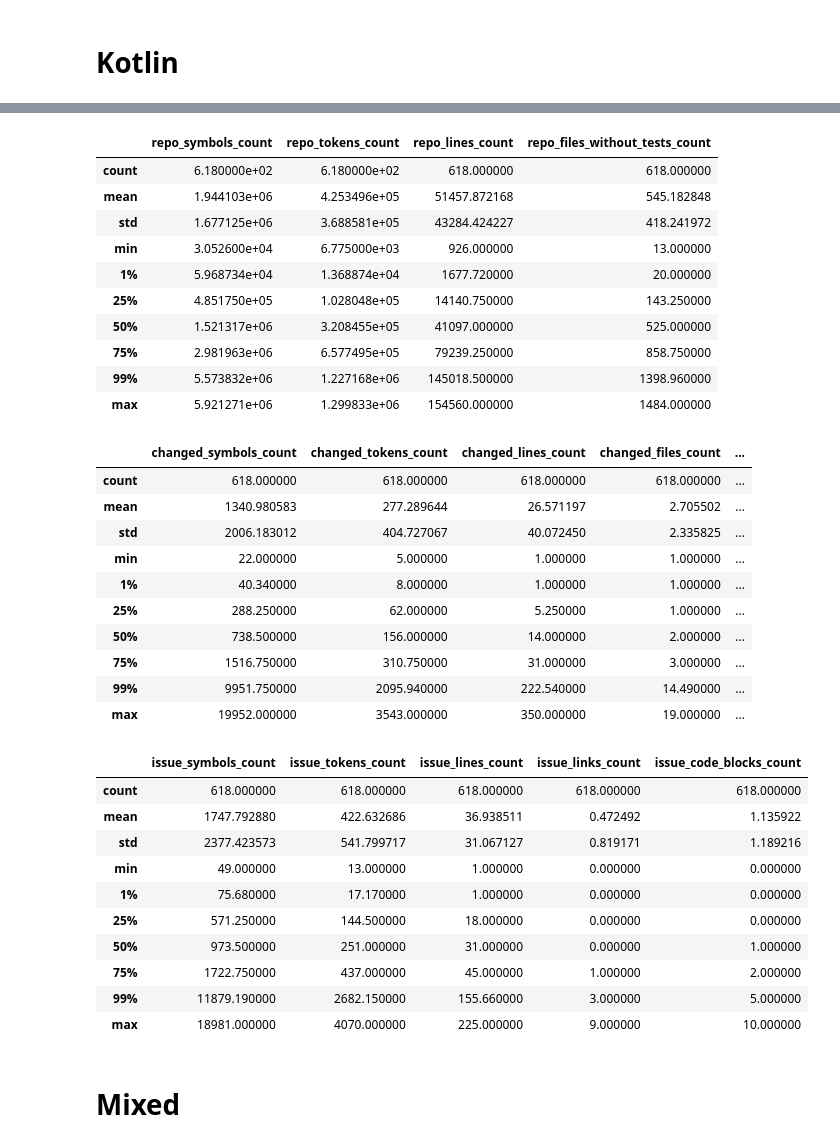
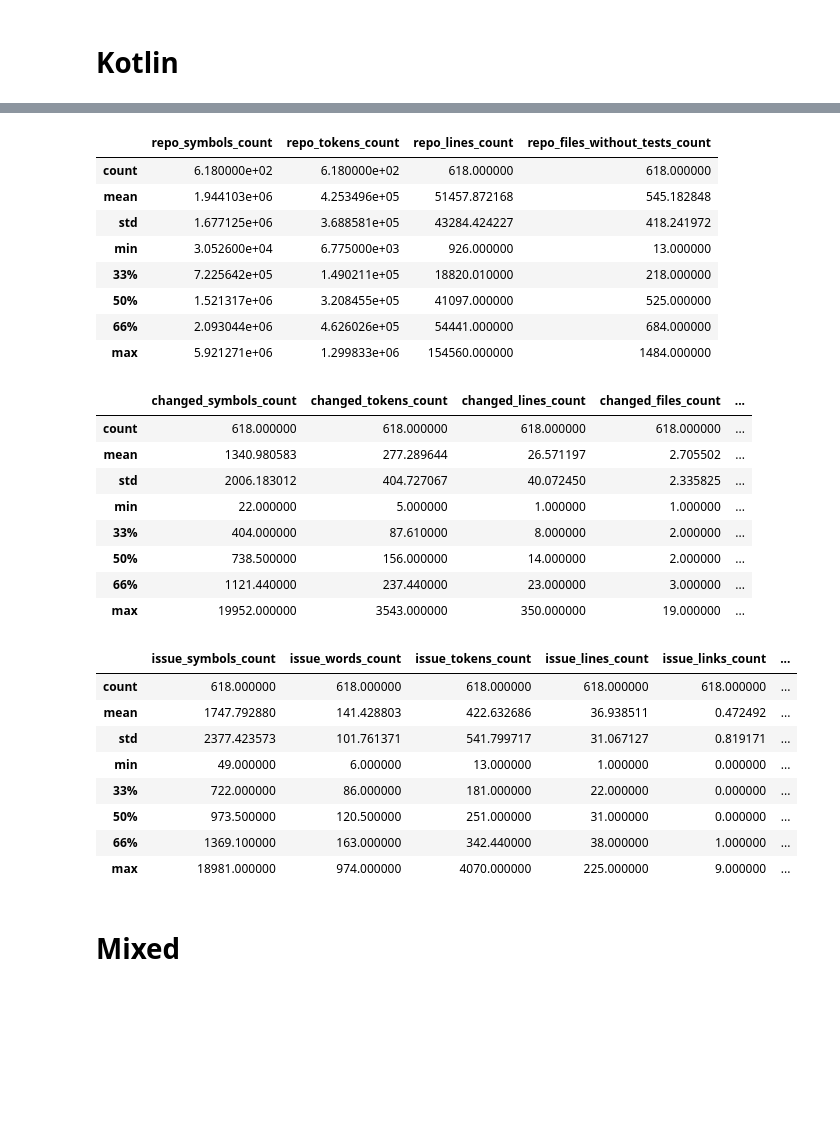
Before and after one commit to JetBrains-Research/lca-baselines, a Jupyter notebook: bug_localization/src/notebooks/final_data_analysis.ipynb, the cells around one changed output, grey strips where cells are left out. Saved outputs shown, nothing was run; the diff lists cells and outputs as text; code cells hidden in the pictures; blank space fills up the shorter version.

```diff
--- a/bug_localization/src/notebooks/final_data_analysis.ipynb
+++ b/bug_localization/src/notebooks/final_data_analysis.ipynb
@@ -34,7 +34,7 @@ You can remove this warning by passing 'verification_mode=no_checks' instead.
 # %%
 repos_columns = ['repo_symbols_count', 'repo_tokens_count', 'repo_lines_count', 'repo_files_without_tests_count']
 diff_columns = ['changed_symbols_count', 'changed_tokens_count', 'changed_lines_count', 'changed_files_count', 'changed_files_without_tests_count']
-issue_columns = ['issue_symbols_count', 'issue_tokens_count', 'issue_lines_count', 'issue_links_count', 'issue_code_blocks_count']
+issue_columns = ['issue_symbols_count', 'issue_words_count', 'issue_tokens_count', 'issue_lines_count', 'issue_links_count', 'issue_code_blocks_count']
 # %%
 print("Data point count:")
 print("total:", len(dfs['py']) + len(dfs['java']) + len(dfs['kt']) + len(dfs['mixed']))
@@ -189,45 +177,39 @@ dfs['kt'][:5]
 # %%
-dfs['kt'][repos_columns].describe(percentiles=[.01, .25, .5, .75, .99])
+dfs['kt'][repos_columns].describe(percentiles=[.33, .66])
 # %% [output]
 |  | repo_symbols_count | repo_tokens_count | repo_lines_count | repo_files_without_tests_count |
 | count | 6.180000e+02 | 6.180000e+02 | 618.000000 | 618.000000 |
 | mean | 1.944103e+06 | 4.253496e+05 | 51457.872168 | 545.182848 |
 | std | 1.677125e+06 | 3.688581e+05 | 43284.424227 | 418.241972 |
 | min | 3.052600e+04 | 6.775000e+03 | 926.000000 | 13.000000 |
-| 1% | 5.968734e+04 | 1.368874e+04 | 1677.720000 | 20.000000 |
-| 25% | 4.851750e+05 | 1.028048e+05 | 14140.750000 | 143.250000 |
+| 33% | 7.225642e+05 | 1.490211e+05 | 18820.010000 | 218.000000 |
 | 50% | 1.521317e+06 | 3.208455e+05 | 41097.000000 | 525.000000 |
-| 75% | 2.981963e+06 | 6.577495e+05 | 79239.250000 | 858.750000 |
-| 99% | 5.573832e+06 | 1.227168e+06 | 145018.500000 | 1398.960000 |
+| 66% | 2.093044e+06 | 4.626026e+05 | 54441.000000 | 684.000000 |
 | max | 5.921271e+06 | 1.299833e+06 | 154560.000000 | 1484.000000 |
 # %%
-dfs['kt'][diff_columns].describe(percentiles=[.01, .25, .5, .75, .99])
+dfs['kt'][diff_columns].describe(percentiles=[.33, .66])
 # %% [output]
 |  | changed_symbols_count | changed_tokens_count | changed_lines_count | changed_files_count | ... |
 | count | 618.000000 | 618.000000 | 618.000000 | 618.000000 | ... |
 | mean | 1340.980583 | 277.289644 | 26.571197 | 2.705502 | ... |
 | std | 2006.183012 | 404.727067 | 40.072450 | 2.335825 | ... |
 | min | 22.000000 | 5.000000 | 1.000000 | 1.000000 | ... |
-| 1% | 40.340000 | 8.000000 | 1.000000 | 1.000000 | ... |
-| 25% | 288.250000 | 62.000000 | 5.250000 | 1.000000 | ... |
+| 33% | 404.000000 | 87.610000 | 8.000000 | 2.000000 | ... |
 | 50% | 738.500000 | 156.000000 | 14.000000 | 2.000000 | ... |
-| 75% | 1516.750000 | 310.750000 | 31.000000 | 3.000000 | ... |
-| 99% | 9951.750000 | 2095.940000 | 222.540000 | 14.490000 | ... |
+| 66% | 1121.440000 | 237.440000 | 23.000000 | 3.000000 | ... |
 | max | 19952.000000 | 3543.000000 | 350.000000 | 19.000000 | ... |
 # %%
-dfs['kt'][issue_columns].describe(percentiles=[.01, .25, .5, .75, .99])
+dfs['kt'][issue_columns].describe(percentiles=[.33, .66])
 # %% [output]
-|  | issue_symbols_count | issue_tokens_count | issue_lines_count | issue_links_count | issue_code_blocks_count |
-| count | 618.000000 | 618.000000 | 618.000000 | 618.000000 | 618.000000 |
-| mean | 1747.792880 | 422.632686 | 36.938511 | 0.472492 | 1.135922 |
-| std | 2377.423573 | 541.799717 | 31.067127 | 0.819171 | 1.189216 |
-| min | 49.000000 | 13.000000 | 1.000000 | 0.000000 | 0.000000 |
-| 1% | 75.680000 | 17.170000 | 1.000000 | 0.000000 | 0.000000 |
-| 25% | 571.250000 | 144.500000 | 18.000000 | 0.000000 | 0.000000 |
-| 50% | 973.500000 | 251.000000 | 31.000000 | 0.000000 | 1.000000 |
-| 75% | 1722.750000 | 437.000000 | 45.000000 | 1.000000 | 2.000000 |
-| 99% | 11879.190000 | 2682.150000 | 155.660000 | 3.000000 | 5.000000 |
-| max | 18981.000000 | 4070.000000 | 225.000000 | 9.000000 | 10.000000 |
+|  | issue_symbols_count | issue_words_count | issue_tokens_count | issue_lines_count | issue_links_count | ... |
+| count | 618.000000 | 618.000000 | 618.000000 | 618.000000 | 618.000000 | ... |
+| mean | 1747.792880 | 141.428803 | 422.632686 | 36.938511 | 0.472492 | ... |
+| std | 2377.423573 | 101.761371 | 541.799717 | 31.067127 | 0.819171 | ... |
+| min | 49.000000 | 6.000000 | 13.000000 | 1.000000 | 0.000000 | ... |
+| 33% | 722.000000 | 86.000000 | 181.000000 | 22.000000 | 0.000000 | ... |
+| 50% | 973.500000 | 120.500000 | 251.000000 | 31.000000 | 0.000000 | ... |
+| 66% | 1369.100000 | 163.000000 | 342.440000 | 38.000000 | 1.000000 | ... |
+| max | 18981.000000 | 974.000000 | 4070.000000 | 225.000000 | 9.000000 | ... |
 # %% [markdown]
 # Mixed
 # %%
```
Also changed, not shown: parts of 14 cells of this notebook, 48 other files.
